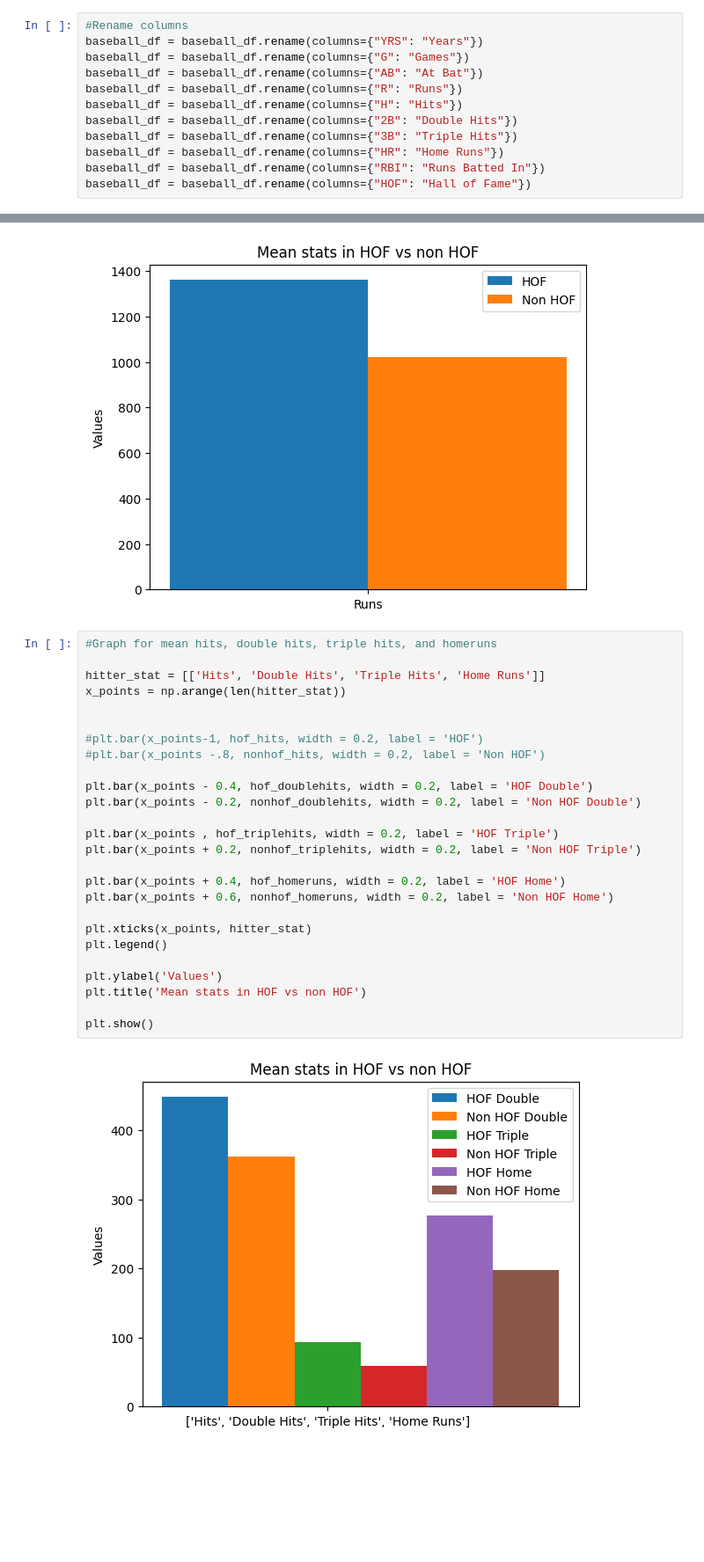
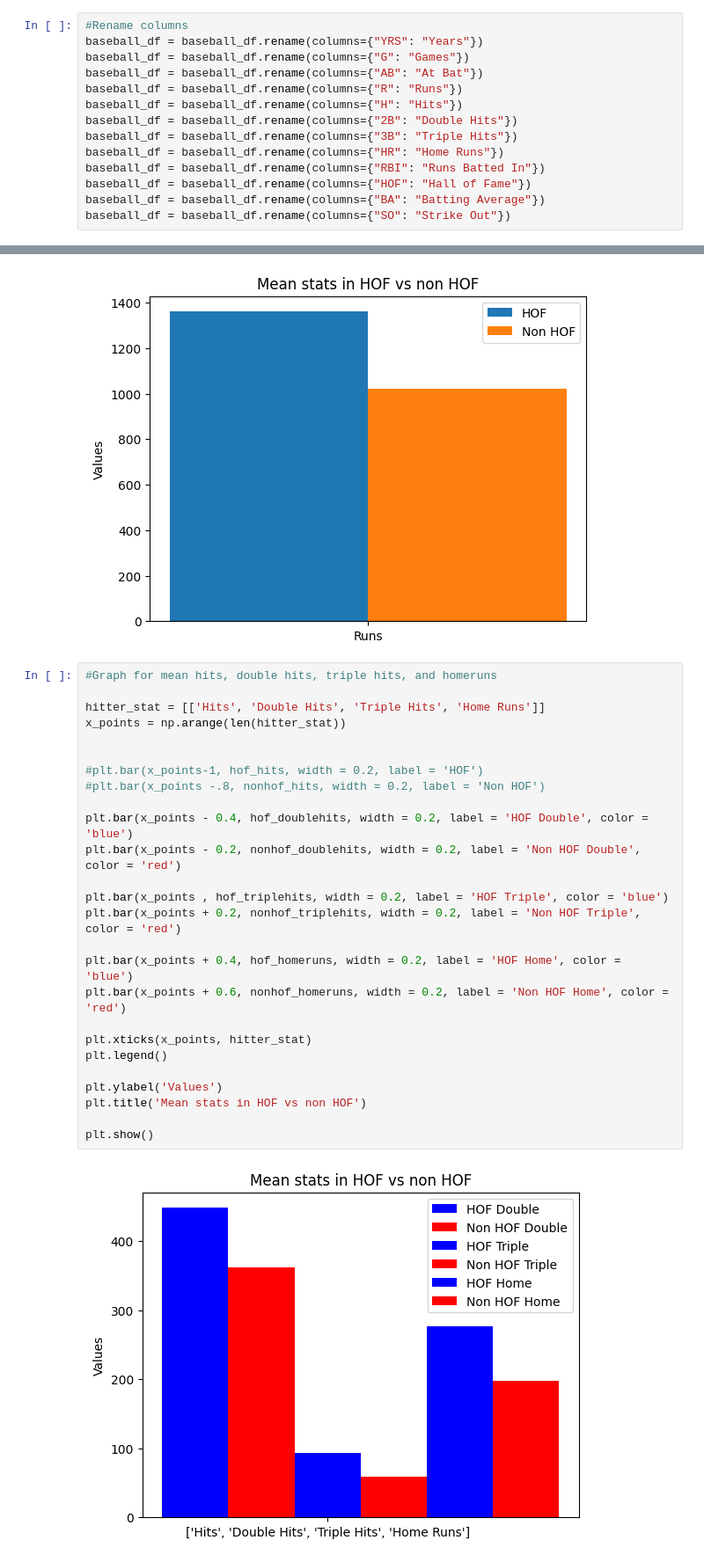
Before and after one commit to bbqbcnbrgr/REPO, a Jupyter notebook: Olivier_Bui_DSRP.ipynb, the cells around one changed output, grey strips where cells are left out. Shown at 88% size. Cells and saved outputs as stored; diff of their text form; blank space fills up the shorter version.

```diff
--- a/Olivier_Bui_DSRP.ipynb
+++ b/Olivier_Bui_DSRP.ipynb
@@ -104,6 +104,8 @@ baseball_df = baseball_df.rename(columns={"3B": "Triple Hits"})
 baseball_df = baseball_df.rename(columns={"HR": "Home Runs"})
 baseball_df = baseball_df.rename(columns={"RBI": "Runs Batted In"})
 baseball_df = baseball_df.rename(columns={"HOF": "Hall of Fame"})
+baseball_df = baseball_df.rename(columns={"BA": "Batting Average"})
+baseball_df = baseball_df.rename(columns={"SO": "Strike Out"})
 # %%
 # Find null values
 
@@ -356,31 +358,31 @@ plt.show()
 # %%
 #Graph for mean hits, double hits, triple hits, and homeruns
 
 hitter_stat = [['Hits', 'Double Hits', 'Triple Hits', 'Home Runs']]
 x_points = np.arange(len(hitter_stat))
 
 
 #plt.bar(x_points-1, hof_hits, width = 0.2, label = 'HOF')
 #plt.bar(x_points -.8, nonhof_hits, width = 0.2, label = 'Non HOF')
 
-plt.bar(x_points - 0.4, hof_doublehits, width = 0.2, label = 'HOF Double')
-plt.bar(x_points - 0.2, nonhof_doublehits, width = 0.2, label = 'Non HOF Double')
+plt.bar(x_points - 0.4, hof_doublehits, width = 0.2, label = 'HOF Double', color = 'blue')
+plt.bar(x_points - 0.2, nonhof_doublehits, width = 0.2, label = 'Non HOF Double', color = 'red')
 
-plt.bar(x_points , hof_triplehits, width = 0.2, label = 'HOF Triple')
-plt.bar(x_points + 0.2, nonhof_triplehits, width = 0.2, label = 'Non HOF Triple')
+plt.bar(x_points , hof_triplehits, width = 0.2, label = 'HOF Triple', color = 'blue')
+plt.bar(x_points + 0.2, nonhof_triplehits, width = 0.2, label = 'Non HOF Triple', color = 'red')
 
-plt.bar(x_points + 0.4, hof_homeruns, width = 0.2, label = 'HOF Home')
-plt.bar(x_points + 0.6, nonhof_homeruns, width = 0.2, label = 'Non HOF Home')
+plt.bar(x_points + 0.4, hof_homeruns, width = 0.2, label = 'HOF Home', color = 'blue')
+plt.bar(x_points + 0.6, nonhof_homeruns, width = 0.2, label = 'Non HOF Home', color = 'red')
 
 plt.xticks(x_points, hitter_stat)
 plt.legend()
 
 plt.ylabel('Values')
 plt.title('Mean stats in HOF vs non HOF')
 
 plt.show()
 # %% [output]
-[figure, old version]
+[figure, new version]
 # %%
 #Graph for runs batted in
 
```
Also changed, not shown: parts of 5 cells of this notebook.
